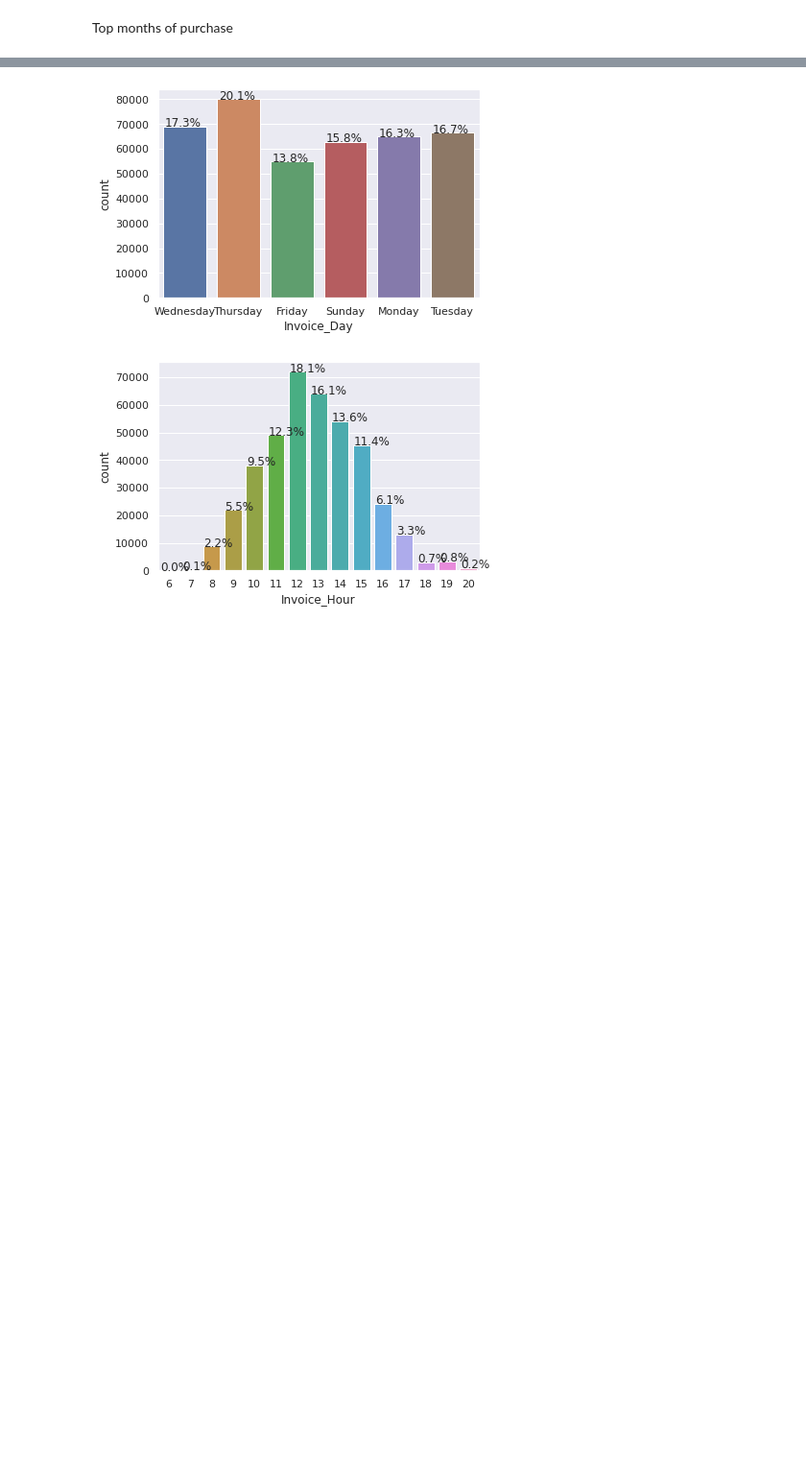
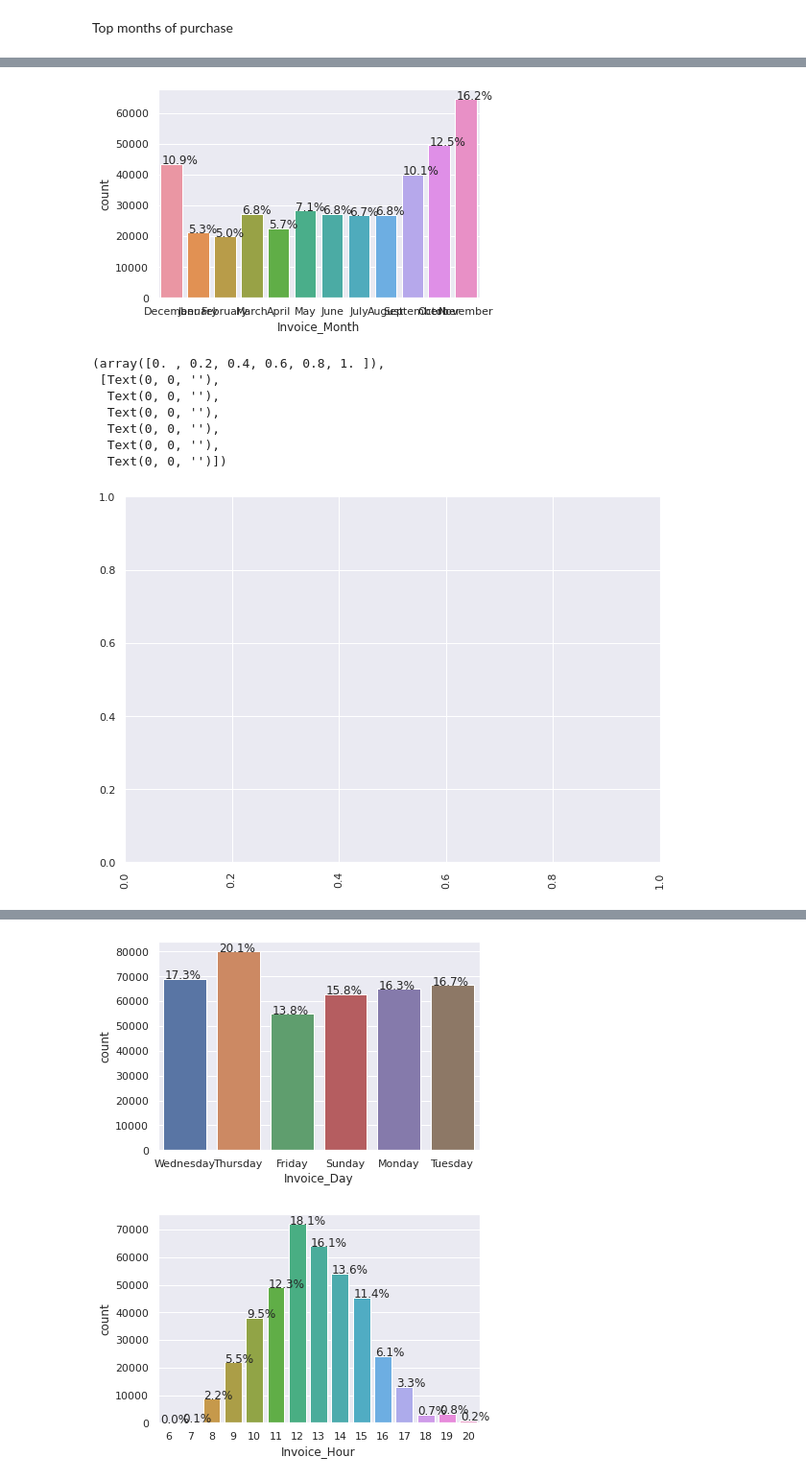
Before and after one commit to DrBharathiTC/Online-Retail-Customer-Segmentation-, a Jupyter notebook: Online_Retail_Customer_Segmentation_Capstone_Project.ipynb, the cells around one changed output, grey strips where cells are left out. Shown at 96% size. Drawn from its saved outputs; the diff is of its cells as text; code cells hidden in the pictures; blank space fills up the shorter version.

```diff
--- a/Online_Retail_Customer_Segmentation_Capstone_Project.ipynb
+++ b/Online_Retail_Customer_Segmentation_Capstone_Project.ipynb
@@ -281,0 +286,15 @@ PLOT(ax, orcs2['Invoice_Month'])
+# %%
+ax = sns.countplot(orcs2['Invoice_Month'])
+PLOT(ax, orcs2['Invoice_Month'])
+plt.figure(figsize=(10,7))
+plt.xticks(rotation=90)
+# %% [output]
+[figure, added]
+(array([0. , 0.2, 0.4, 0.6, 0.8, 1. ]),
+ [Text(0, 0, ''),
+  Text(0, 0, ''),
+  Text(0, 0, ''),
+  Text(0, 0, ''),
+  Text(0, 0, ''),
+  Text(0, 0, '')])
+[figure, added]
```
Also changed, not shown: parts of 31 cells of this notebook.
